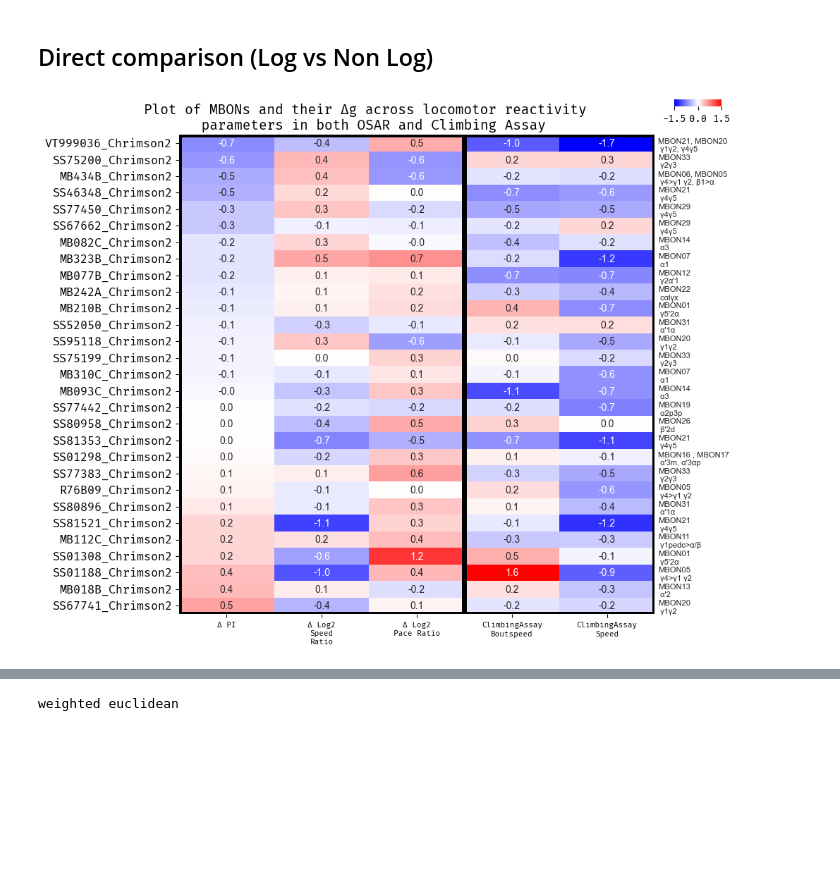
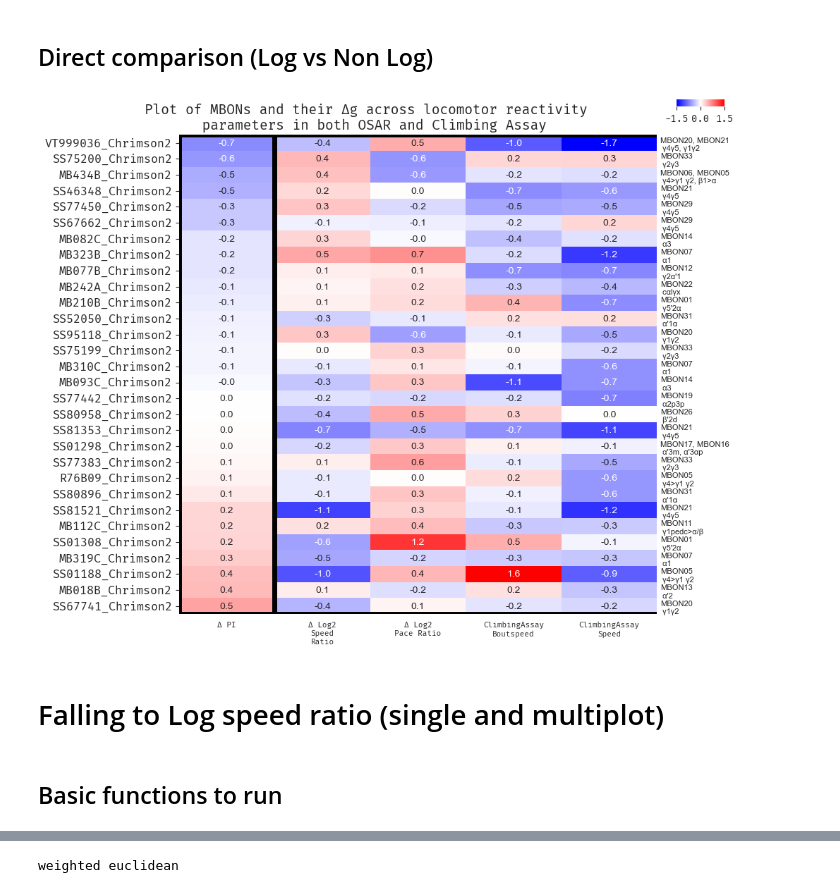
Before and after one commit to lnicole08/OSAR-Nicole-version, a Jupyter notebook: Falling-OSAR comparison.ipynb, the cells around one changed output, grey strips where cells are left out. Cells and saved outputs as stored; diff of their text form; code cells hidden in the pictures; blank space fills up the shorter version.

```diff
--- a/Falling-OSAR comparison.ipynb
+++ b/Falling-OSAR comparison.ipynb
@@ -50,10 +50,11 @@ officecomp = "C:\\Users\\Star\\"
 labcomp = "C:\\Users\\User\\"
 computer2 = "C:\\Users\\lnico\\"
 homecomp = "D:\\"
+specifiedpath = homecomp
 
 filedirectory_OSAR = "ACC Lab Dropbox\\ACC Lab\\Nicole Lee\\Data Compilation\\osar_compiled\\2025collection\\"
 filedirectory_Falling = "ACC Lab Dropbox\\ACC Lab\\Nicole Lee\\Data Compilation\\Falling_New\\Compilation with delta\\2025meandiffcollection\\"
-specifiedpath = labcomp
+filesavedir = specifiedpath + "ACC Lab Dropbox\\ACC Lab\\Nicole Lee\\Data Compilation\\Totalosarfalling\\images\\"
 # %%
 #for fonts only
 import matplotlib.pyplot as plt
@@ -67,8 +68,8 @@ for font_file in font_files:
     font_manager.fontManager.addfont(font_file)
     prop = font_manager.FontProperties(fname=font_file)
 
-[f.name for f in matplotlib.font_manager.fontManager.ttflist]
-plt.rcParams["font.family"] = "Fira Mono"
+availablefonts = [f.name for f in matplotlib.font_manager.fontManager.ttflist]
+plt.rcParams["font.family"] = "Inter"
 # %% [markdown]
 ## Function
 # %%
@@ -255,10 +256,10 @@ def chartplottingdabest(dfi, basegenotype, parameter):
 # %%
 #lobe location
 
-newfile2 = specifiedpath + "ACC Lab Dropbox\\ACC Lab\\Nicole Lee\\Data Compilation\\Falling_New\\Compilation with delta\\2025meandiffcollection\\"
+newfile2 = specifiedpath + "ACC Lab Dropbox\\ACC Lab\\Nicole Lee\\Data Compilation\\Falling_New\\Compilation with delta\\2025deltagcollection\\"
 files2 = os.listdir(newfile2)
 
-MBONList = []
+MBONList = []666
 for yy in files2:
     MBONList.append(yy.split(" ")[0])
 
@@ -317,7 +319,7 @@ osarmatchdf = dfmix[~dfmix['MBON'].isin(['R58', 'Th-Gal4'])]
 from mpl_toolkits.axes_grid1.inset_locator import inset_axes
 responder = "Chrimson2"
 
-plt.rcParams["font.family"] = "Fira Mono"
+plt.rcParams["font.family"] = "Inter"
 
 if responder == 'Chrimson2':
     responderrename = "CsChrimson"
@@ -380,47 +382,41 @@ j7.set_yticklabels(j7.get_yticklabels(), va='center', rotation = 0, fontsize = 1
 j7.set_xticklabels(j7.get_xticklabels(), rotation = 0, fontsize = 8)
 wrap_labels(j7, 10)
 
-# Drawing the overall frame
-j7.axhline(y = 0, color = 'k',
-            linewidth = 5)
-
-j7.axhline(y = 29, color = 'k',
-            linewidth = 5) #72 for max
-
-j7.axvline(x = 3, color = 'k',  #11
-            linewidth = 5)
-
-j7.axvline(x = 0, color = 'k',
-            linewidth = 5)
-
-j7.axvline(x = 5, color = 'k',  #11
-            linewidth = 5)
+# Drawing the frame for subplot 1
+j7.axhline(y = 0, color = 'k', linewidth = 5)
+j7.axhline(y = len(df00), color = 'k', linewidth = 5)
+j7.axvline(x = 0, color = 'k', linewidth = 5)
+j7.axvline(x = 1, color = 'k', linewidth = 5)
 
 #secondary axes
 j8 = j7.twinx()
 j8.set_ylim([0,j7.get_ylim()[0]])
 j8.set_yticks(j7.get_yticks())
 j8.tick_params(length=0)
 
 #y labels for mbon lobes and naming
 labellinglist = newdf500['Merge'].iloc[::-1]
 labelledlist = []
 for n in labellinglist:
     #labelledlist.extend(("", n[0]))  #inserts blank space after every list name
     labelledlist.extend(n)     #either or
 
 #j8.set_yticklabels(newdf500['Merge'].iloc[::-1], fontsize=10)
 j8.set_yticklabels(labelledlist, fontsize=8)
 j8.spines['top'].set_visible(False)
 j8.spines['right'].set_visible(False)
 j8.spines['bottom'].set_visible(False)
 j8.spines['left'].set_visible(False)
 
 
 j7.set_title('Plot of MBONs and their Δg across locomotor reactivity \n parameters in both OSAR and Climbing Assay', x=0.4, weight='bold', fontsize =14)
 
 fig1.tight_layout()
 
 #plt.savefig(openPath + "images\\" + date + "_ACRChrimson2_deltagheatmapwithlobelocations.png", dpi = 1200)
 # %% [output]
-[figure, old version]
+[figure, new version]
+# %% [markdown]
+# Falling to Log speed ratio (single and multiplot)
+# %% [markdown]
+## Basic functions to run
```
Also changed, not shown: parts of 27 cells of this notebook, 2 other files.
